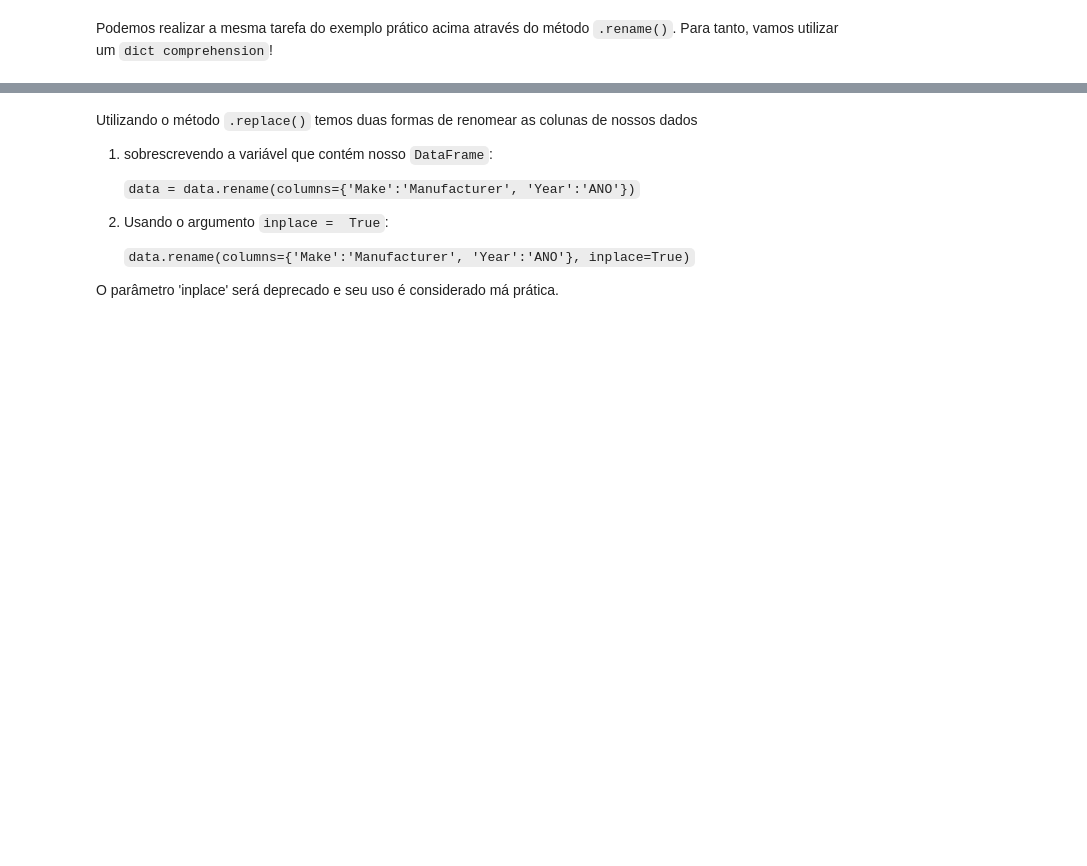
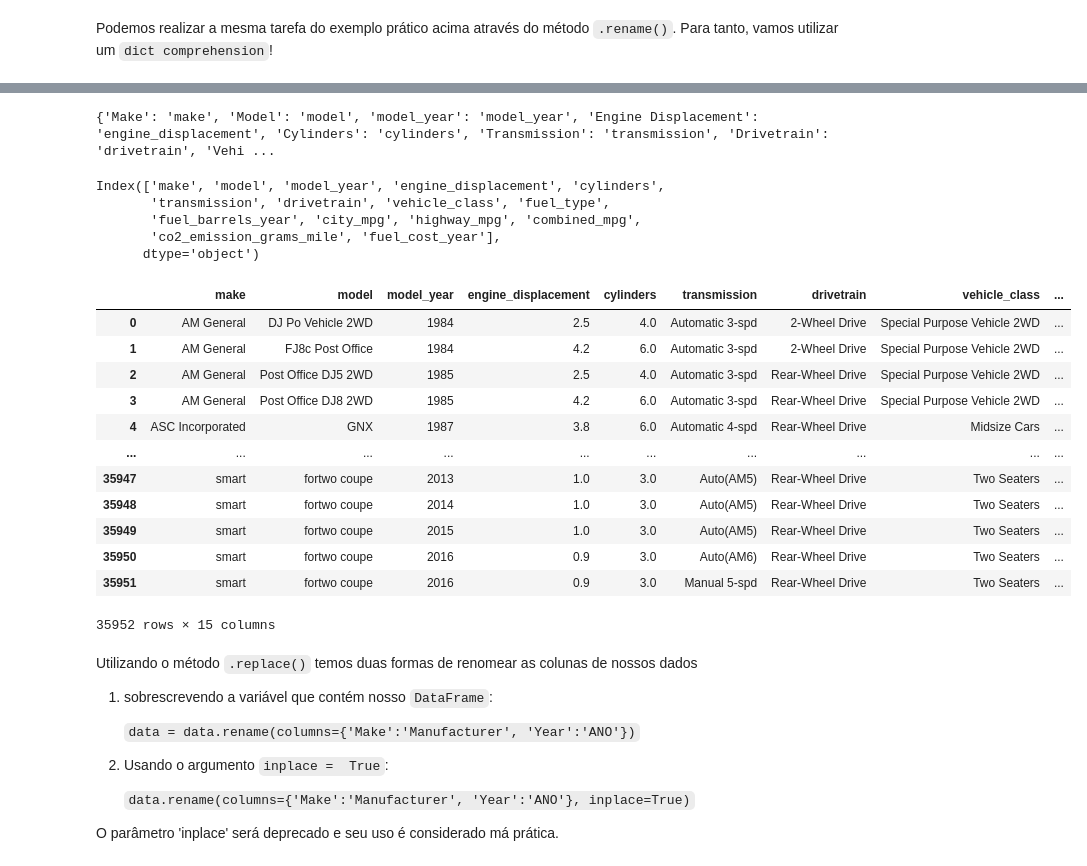
Before and after one commit to pedroteche-ih/79_PT_JUN2022, a Jupyter notebook: aulas/79 DA PT JUN-2022 DataFrame Manipulations.ipynb, the cells around one changed output, grey strips where cells are left out. Cells and saved outputs as stored; diff of their text form; code cells hidden in the pictures; blank space fills up the shorter version.

```diff
--- a/aulas/79 DA PT JUN-2022 DataFrame Manipulations.ipynb
+++ b/aulas/79 DA PT JUN-2022 DataFrame Manipulations.ipynb
@@ -42,0 +92,6 @@ No entanto, muitas vezes queremos ver o resumo fornecido pelo método para as co
+# %%
+var_str = []
+for column in tb_veic.columns:
+    if tb_veic[column].dtype == object:
+        var_str.append(column)
+print(var_str)
@@ -120,9 +417,35 @@ Podemos realizar a mesma tarefa do exemplo prático acima através do método `.
 pattern = r'[^a-zA-Z0-9]'
 dict_rename = {column : re.sub(pattern, '_', column).lower() for column in tb_veic.columns}
 print(dict_rename)
+# %% [output]
+{'Make': 'make', 'Model': 'model', 'model_year': 'model_year', 'Engine Displacement': 'engine_displacement', 'Cylinders': 'cylinders', 'Transmission': 'transmission', 'Drivetrain': 'drivetrain', 'Vehi ...
 # %%
 tb_veic = tb_veic.rename(dict_rename, axis = 1) #tb_veic.rename(dict_rename, axis = 1, inplace = True)
 print(tb_veic.columns)
+# %% [output]
+Index(['make', 'model', 'model_year', 'engine_displacement', 'cylinders',
+       'transmission', 'drivetrain', 'vehicle_class', 'fuel_type',
+       'fuel_barrels_year', 'city_mpg', 'highway_mpg', 'combined_mpg',
+       'co2_emission_grams_mile', 'fuel_cost_year'],
+      dtype='object')
+# %%
+dict_rename['PEDROPEDROPEDRO'] = 'seila'
+# %%
+tb_veic.rename(dict_rename, axis = 1)
+# %% [output]
+|  | make | model | model_year | engine_displacement | cylinders | transmission | drivetrain | vehicle_class | ... |
+| 0 | AM General | DJ Po Vehicle 2WD | 1984 | 2.5 | 4.0 | Automatic 3-spd | 2-Wheel Drive | Special Purpose Vehicle 2WD | ... |
+| 1 | AM General | FJ8c Post Office | 1984 | 4.2 | 6.0 | Automatic 3-spd | 2-Wheel Drive | Special Purpose Vehicle 2WD | ... |
+| 2 | AM General | Post Office DJ5 2WD | 1985 | 2.5 | 4.0 | Automatic 3-spd | Rear-Wheel Drive | Special Purpose Vehicle 2WD | ... |
+| 3 | AM General | Post Office DJ8 2WD | 1985 | 4.2 | 6.0 | Automatic 3-spd | Rear-Wheel Drive | Special Purpose Vehicle 2WD | ... |
+| 4 | ASC Incorporated | GNX | 1987 | 3.8 | 6.0 | Automatic 4-spd | Rear-Wheel Drive | Midsize Cars | ... |
+| ... | ... | ... | ... | ... | ... | ... | ... | ... | ... |
+| 35947 | smart | fortwo coupe | 2013 | 1.0 | 3.0 | Auto(AM5) | Rear-Wheel Drive | Two Seaters | ... |
+| 35948 | smart | fortwo coupe | 2014 | 1.0 | 3.0 | Auto(AM5) | Rear-Wheel Drive | Two Seaters | ... |
+| 35949 | smart | fortwo coupe | 2015 | 1.0 | 3.0 | Auto(AM5) | Rear-Wheel Drive | Two Seaters | ... |
+| 35950 | smart | fortwo coupe | 2016 | 0.9 | 3.0 | Auto(AM6) | Rear-Wheel Drive | Two Seaters | ... |
+| 35951 | smart | fortwo coupe | 2016 | 0.9 | 3.0 | Manual 5-spd | Rear-Wheel Drive | Two Seaters | ... |
+35952 rows × 15 columns
 # %% [markdown]
 Utilizando o método `.replace()` temos duas formas de renomear as colunas de nossos dados
 1. sobrescrevendo a variável que contém nosso `DataFrame`:
```
Also changed, not shown: parts of 77 cells of this notebook, 7 other files.
